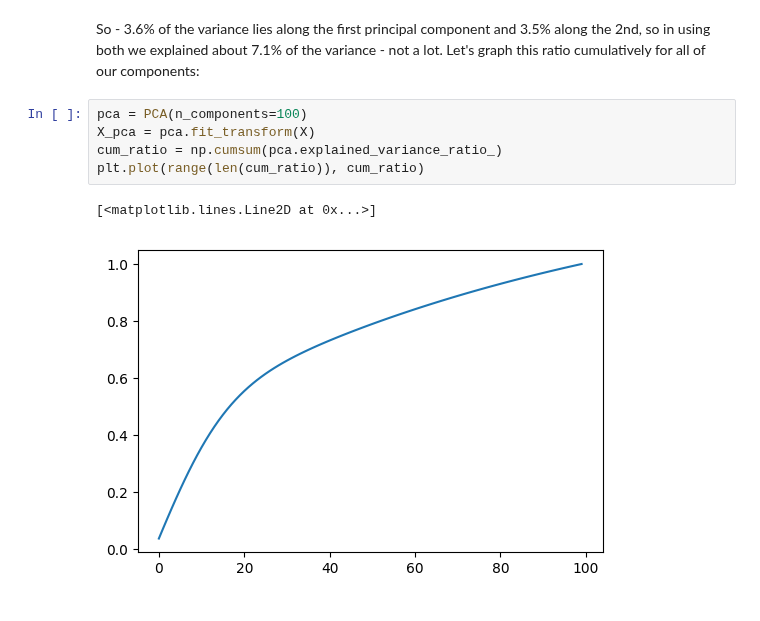
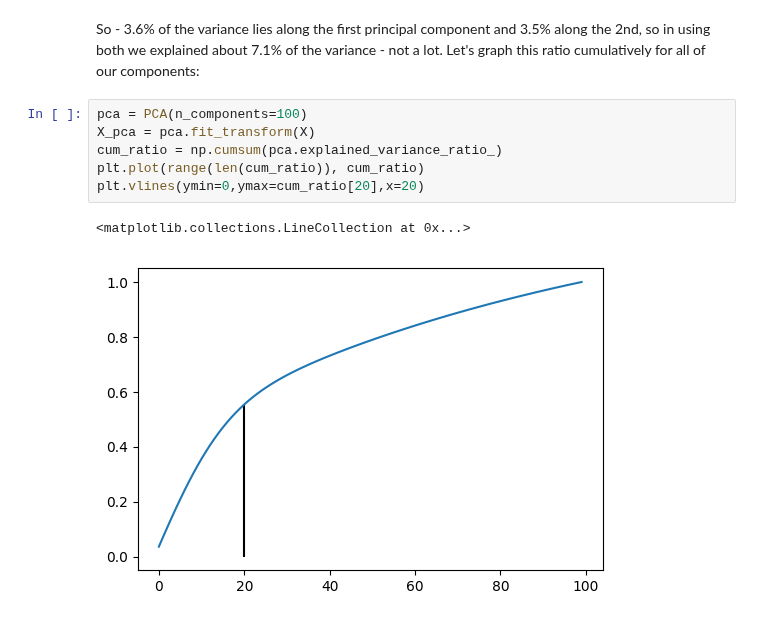
Before and after one commit to tfolkman/byu_econ_applied_machine_learning, a Jupyter notebook: lectures/Lecture_12_Dimensionality Reduction.ipynb, the cells around one changed output. Cells and saved outputs as stored; diff of their text form.

```diff
--- a/lectures/Lecture_12_Dimensionality Reduction.ipynb
+++ b/lectures/Lecture_12_Dimensionality Reduction.ipynb
@@ -123,8 +123,9 @@ So - 3.6% of the variance lies along the first principal component and 3.5% alon
 # %%
 pca = PCA(n_components=100)
 X_pca = pca.fit_transform(X)
 cum_ratio = np.cumsum(pca.explained_variance_ratio_)
 plt.plot(range(len(cum_ratio)), cum_ratio)
+plt.vlines(ymin=0,ymax=cum_ratio[20],x=20)
 # %% [output]
-[<matplotlib.lines.Line2D at 0x...>]
+<matplotlib.collections.LineCollection at 0x...>
-[figure, old version]
+[figure, new version]
```
Also changed, not shown: parts of 13 cells of this notebook.
